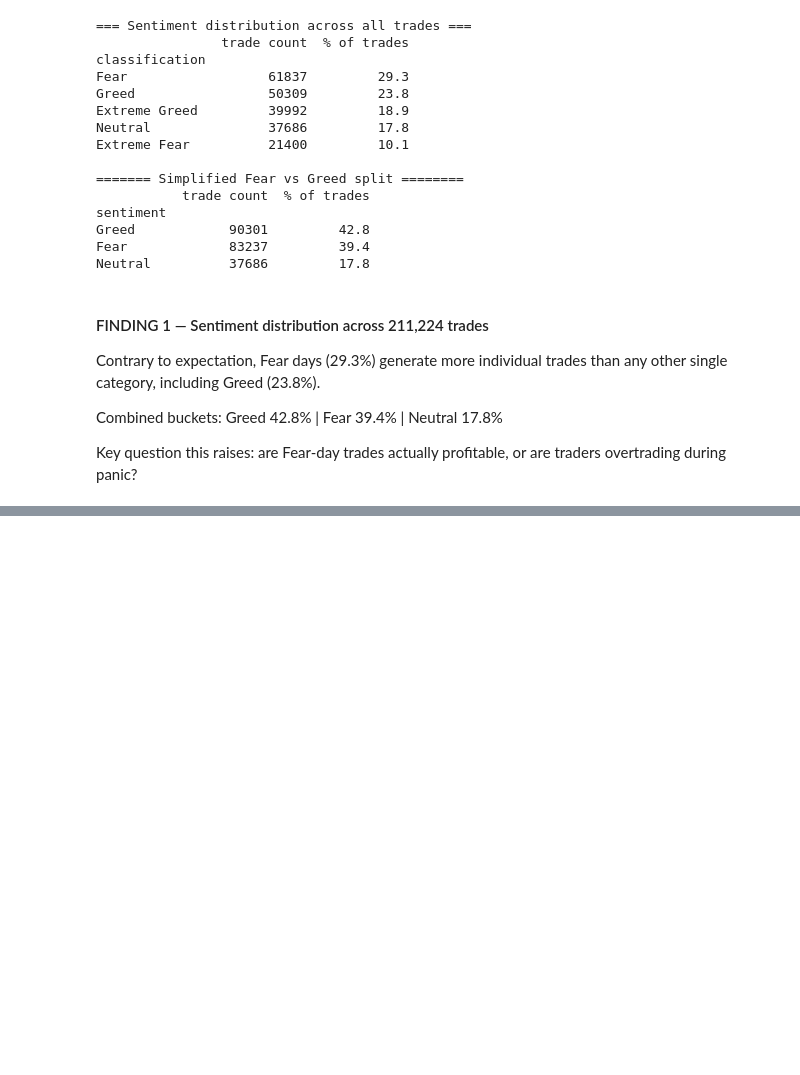
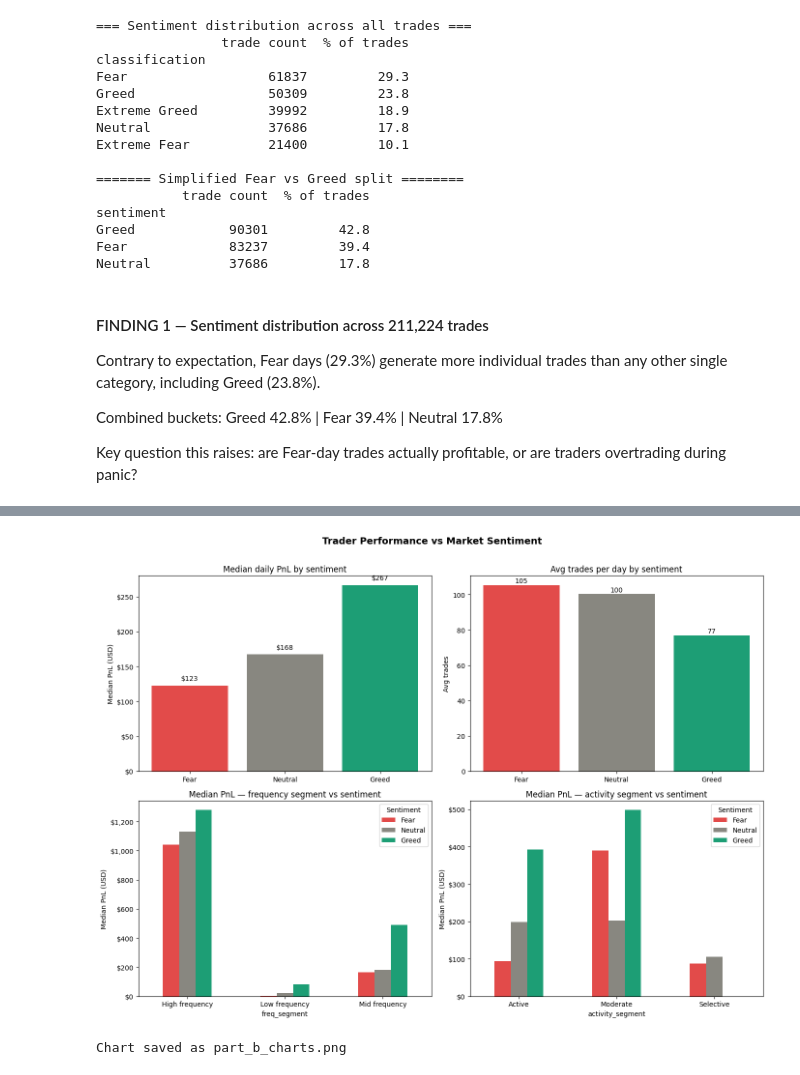
Before and after one commit to Neogenxx/Trader-sentiment-analysis, a Jupyter notebook: notebook.ipynb, the cells around one changed output, grey strips where cells are left out. Saved outputs shown, nothing was run; the diff lists cells and outputs as text; code cells hidden in the pictures; blank space fills up the shorter version.

Commit message:
Complete notebook with analytics image. summary ,methodlogy and Strategy  that the trader should adopt.

```diff
--- a/notebook.ipynb
+++ b/notebook.ipynb
@@ -603,0 +1098,70 @@ Extreme Fear          21400         10.1
+# %%
+
+
+fig, axes = plt.subplots(2, 2, figsize=(14, 10))
+fig.suptitle("Trader Performance vs Market Sentiment",
+             fontsize=14, fontweight="bold", y=1.01)
+
+# ── Chart 1 — Median daily PnL by sentiment (3 buckets) ──
+ax1 = axes[0, 0]
+sentiment_order = ["Fear", "Neutral", "Greed"]
+medians = daily.groupby("sentiment")["daily_pnl"].median()
+medians = medians.reindex(sentiment_order)
+colors  = ["#E24B4A", "#888780", "#1D9E75"]
+bars    = ax1.bar(medians.index, medians.values, color=colors)
+ax1.set_title("Median daily PnL by sentiment")
+ax1.set_ylabel("Median PnL (USD)")
+ax1.yaxis.set_major_formatter(
+    mticker.FuncFormatter(lambda x, _: f"${x:,.0f}"))
+for bar, val in zip(bars, medians.values):
+    ax1.text(bar.get_x() + bar.get_width()/2,
+             bar.get_height() + 5,
+             f"${val:,.0f}", ha="center", va="bottom", fontsize=10)
+
+# ── Chart 2 — Avg trades per day by sentiment ──
+ax2 = axes[0, 1]
+trades = daily.groupby("sentiment")["trade_count"].mean()
+trades = trades.reindex(sentiment_order)
+bars2  = ax2.bar(trades.index, trades.values, color=colors)
+ax2.set_title("Avg trades per day by sentiment")
+ax2.set_ylabel("Avg trades")
+for bar, val in zip(bars2, trades.values):
+    ax2.text(bar.get_x() + bar.get_width()/2,
+             bar.get_height() + 0.5,
+             f"{val:.0f}", ha="center", va="bottom", fontsize=10)
+
+# ── Chart 3 — Median PnL by frequency segment and sentiment ──
+ax3 = axes[1, 0]
+seg_sent = daily.groupby(
+    ["freq_segment", "sentiment"]
+)["daily_pnl"].median().unstack()
+seg_sent = seg_sent.reindex(columns=sentiment_order)
+seg_sent.plot(kind="bar", ax=ax3,
+              color=colors, rot=0)
+ax3.set_title("Median PnL — frequency segment vs sentiment")
+ax3.set_ylabel("Median PnL (USD)")
+ax3.legend(title="Sentiment")
+ax3.yaxis.set_major_formatter(
+    mticker.FuncFormatter(lambda x, _: f"${x:,.0f}"))
+
+# ── Chart 4 — Median PnL by activity segment and sentiment ──
+ax4 = axes[1, 1]
+act_sent = daily.groupby(
+    ["activity_segment", "sentiment"]
+)["daily_pnl"].median().unstack()
+act_sent = act_sent.reindex(columns=sentiment_order)
+act_sent.plot(kind="bar", ax=ax4,
+              color=colors, rot=0)
+ax4.set_title("Median PnL — activity segment vs sentiment")
+ax4.set_ylabel("Median PnL (USD)")
+ax4.legend(title="Sentiment")
+ax4.yaxis.set_major_formatter(
+    mticker.FuncFormatter(lambda x, _: f"${x:,.0f}"))
+
+plt.tight_layout()
+plt.savefig("part_b_charts.png", dpi=150, bbox_inches="tight")
+plt.show()
+print("Chart saved as part_b_charts.png")
+# %% [output]
+[figure, added]
+Chart saved as part_b_charts.png
```
Also changed, not shown: parts of 26 cells of this notebook, 2 other files.
